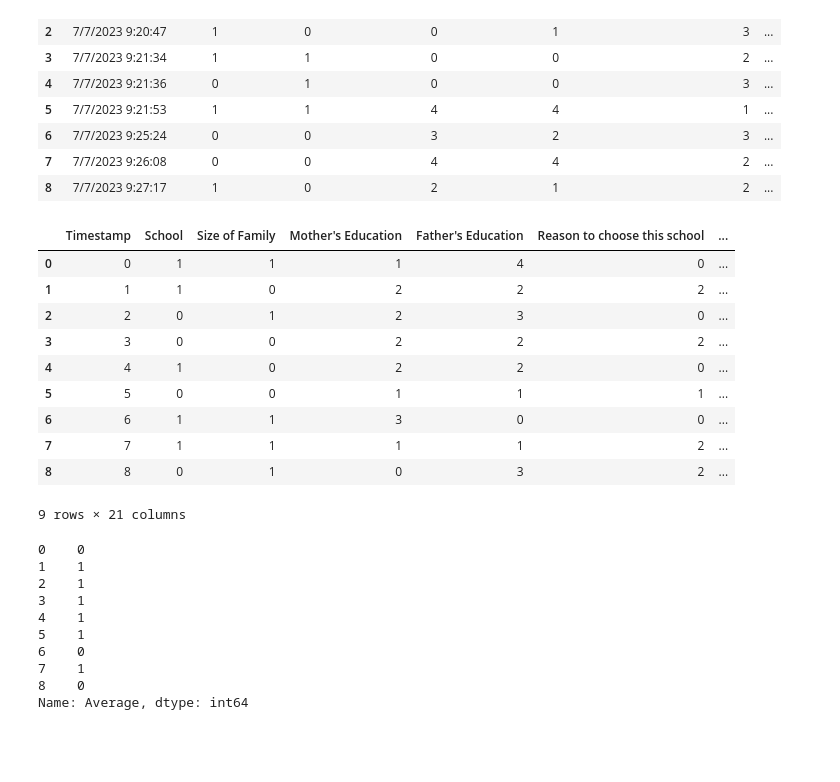
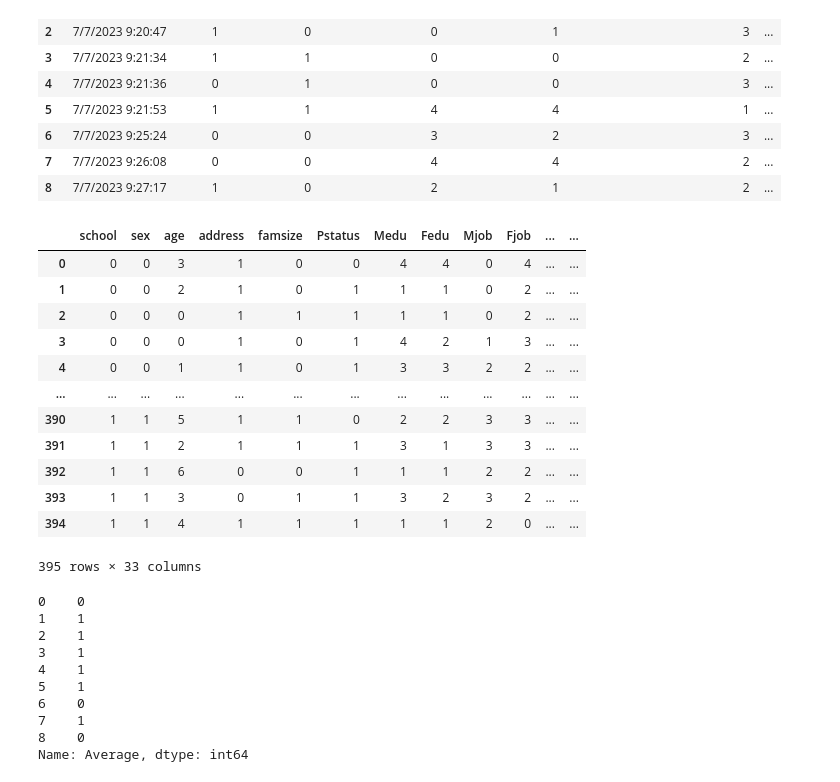
Before and after one commit to Sammy2414/BuffaloPrep, a Jupyter notebook: Team4.ipynb, the cells around one changed output. Cells and saved outputs as stored; diff of their text form; code cells hidden in the pictures; blank space fills up the shorter version.

```diff
--- a/Team4.ipynb
+++ b/Team4.ipynb
@@ -45,4 +45,5 @@ from sklearn.neural_network import MLPClassifier
 from tensorflow.keras.models import Sequential
 from tensorflow.keras.layers import Dense
 # %%
-studentData = pd.read_csv("student_data")
+studentData = pd.read_csv("student_data.csv")
+studentData
@@ -103,19 +118,22 @@ data
 | 7 | 7/7/2023 9:26:08 | 0 | 0 | 4 | 4 | 2 | ... |
 | 8 | 7/7/2023 9:27:17 | 1 | 0 | 2 | 1 | 2 | ... |
 # %%
-# encoder = LabelEncoder()
+encoder = LabelEncoder()
 
-# for column in range(len(data.columns)):
-#   data[data.columns[column]] = encoder.fit_transform(data[data.columns[column]])
+for column in range(len(studentData.columns)):
+  studentData[studentData.columns[column]] = encoder.fit_transform(studentData[studentData.columns[column]])
+studentData
 # %% [output]
-|  | Timestamp | School | Size of Family | Mother's Education | Father's Education | Reason to choose this school | ... |
-| 0 | 0 | 1 | 1 | 1 | 4 | 0 | ... |
-| 1 | 1 | 1 | 0 | 2 | 2 | 2 | ... |
-| 2 | 2 | 0 | 1 | 2 | 3 | 0 | ... |
-| 3 | 3 | 0 | 0 | 2 | 2 | 2 | ... |
-| 4 | 4 | 1 | 0 | 2 | 2 | 0 | ... |
-| 5 | 5 | 0 | 0 | 1 | 1 | 1 | ... |
-| 6 | 6 | 1 | 1 | 3 | 0 | 0 | ... |
-| 7 | 7 | 1 | 1 | 1 | 1 | 2 | ... |
-| 8 | 8 | 0 | 1 | 0 | 3 | 2 | ... |
+|  | school | sex | age | address | famsize | Pstatus | Medu | Fedu | Mjob | Fjob | ... | ... |
+| 0 | 0 | 0 | 3 | 1 | 0 | 0 | 4 | 4 | 0 | 4 | ... | ... |
+| 1 | 0 | 0 | 2 | 1 | 0 | 1 | 1 | 1 | 0 | 2 | ... | ... |
+| 2 | 0 | 0 | 0 | 1 | 1 | 1 | 1 | 1 | 0 | 2 | ... | ... |
+| 3 | 0 | 0 | 0 | 1 | 0 | 1 | 4 | 2 | 1 | 3 | ... | ... |
+| 4 | 0 | 0 | 1 | 1 | 0 | 1 | 3 | 3 | 2 | 2 | ... | ... |
+| ... | ... | ... | ... | ... | ... | ... | ... | ... | ... | ... | ... | ... |
+| 390 | 1 | 1 | 5 | 1 | 1 | 0 | 2 | 2 | 3 | 3 | ... | ... |
+| 391 | 1 | 1 | 2 | 1 | 1 | 1 | 3 | 1 | 3 | 3 | ... | ... |
+| 392 | 1 | 1 | 6 | 0 | 0 | 1 | 1 | 1 | 2 | 2 | ... | ... |
+| 393 | 1 | 1 | 3 | 0 | 1 | 1 | 3 | 2 | 3 | 2 | ... | ... |
+| 394 | 1 | 1 | 4 | 1 | 1 | 1 | 1 | 1 | 2 | 0 | ... | ... |
-9 rows × 21 columns
+395 rows × 33 columns
```
Also changed, not shown: parts of 12 cells of this notebook.
